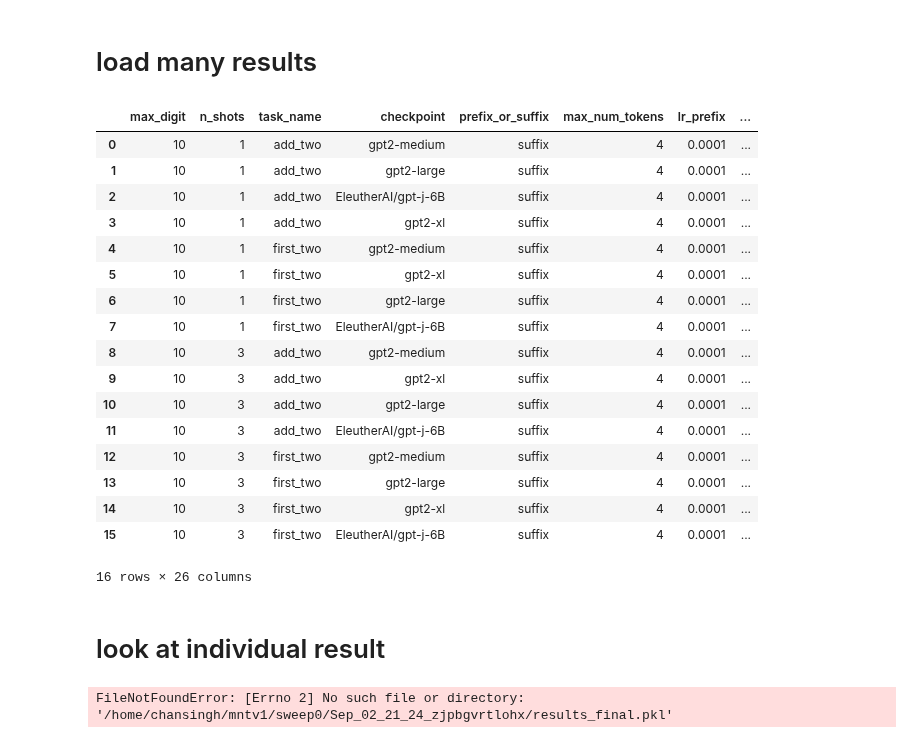
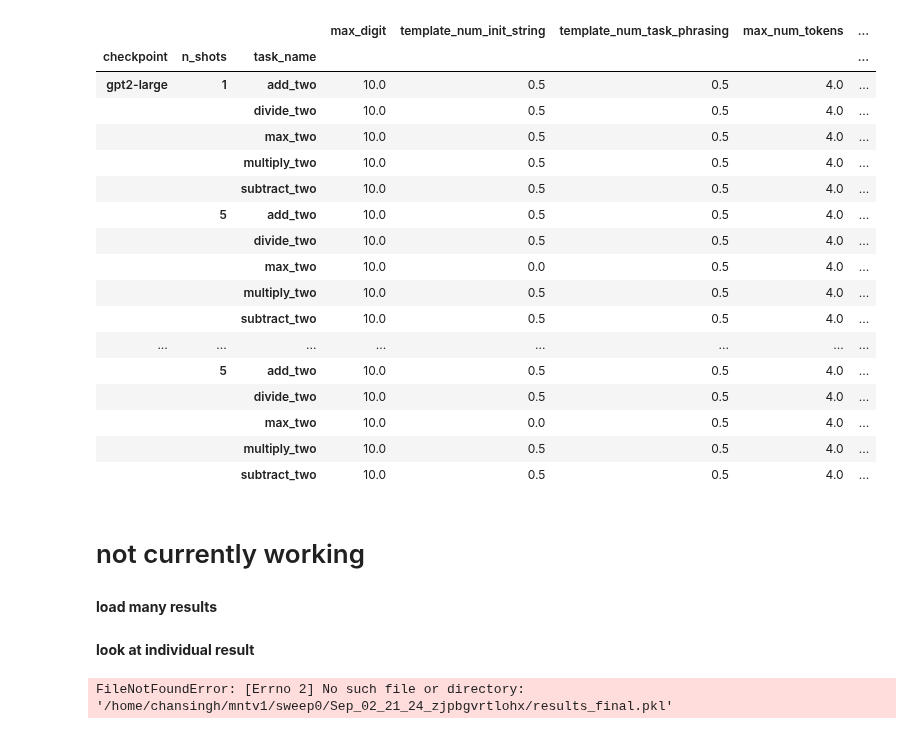
Before and after one commit to csinva/iprompt, a Jupyter notebook: 02_analyze_suffix.ipynb, the cells around one changed output. Saved outputs shown, nothing was run; the diff lists cells and outputs as text; code cells hidden in the pictures.

Commit message:
fix suffix template bug

```diff
--- a/02_analyze_suffix.ipynb
+++ b/02_analyze_suffix.ipynb
@@ -17,0 +21,2 @@ import utils
+# %%
+results_dir = '/home/chansingh/mntv1/single_query'
@@ -17,0 +40,9 @@ import utils
+# %%
+r = pd.read_pickle(os.path.join(results_dir, 'r.pkl'))
+
+# drop some things to make it easier to see
+cols = r.columns
+cols_to_drop = [k for k in cols
+                if k.endswith('prefix') or k.endswith('init')]
+cols_to_drop += ['epoch_save_interval', 'batch_size']
+r = r.drop(columns=cols_to_drop)
@@ -17,0 +51,2 @@ import utils
+# %%
+r['final_answer_found'] = (~r['final_answer_full'].isna()).astype(int)
@@ -18,5 +64,28 @@ import utils
+# %%
+r.groupby(['checkpoint', 'n_shots', 'task_name']).mean().round(2) # mean over templates
+# %% [output]
+|  |  |  | max_digit | template_num_init_string | template_num_task_phrasing | max_num_tokens | ... |
+| checkpoint | n_shots | task_name |  |  |  |  | ... |
+| gpt2-large | 1 | add_two | 10.0 | 0.5 | 0.5 | 4.0 | ... |
+|  |  | divide_two | 10.0 | 0.5 | 0.5 | 4.0 | ... |
+|  |  | max_two | 10.0 | 0.5 | 0.5 | 4.0 | ... |
+|  |  | multiply_two | 10.0 | 0.5 | 0.5 | 4.0 | ... |
+|  |  | subtract_two | 10.0 | 0.5 | 0.5 | 4.0 | ... |
+|  | 5 | add_two | 10.0 | 0.5 | 0.5 | 4.0 | ... |
+|  |  | divide_two | 10.0 | 0.5 | 0.5 | 4.0 | ... |
+|  |  | max_two | 10.0 | 0.0 | 0.5 | 4.0 | ... |
+|  |  | multiply_two | 10.0 | 0.5 | 0.5 | 4.0 | ... |
+|  |  | subtract_two | 10.0 | 0.5 | 0.5 | 4.0 | ... |
+| ... | ... | ... | ... | ... | ... | ... | ... |
+|  | 5 | add_two | 10.0 | 0.5 | 0.5 | 4.0 | ... |
+|  |  | divide_two | 10.0 | 0.5 | 0.5 | 4.0 | ... |
+|  |  | max_two | 10.0 | 0.0 | 0.5 | 4.0 | ... |
+|  |  | multiply_two | 10.0 | 0.5 | 0.5 | 4.0 | ... |
+|  |  | subtract_two | 10.0 | 0.5 | 0.5 | 4.0 | ... |
+# %% [markdown]
+# not currently working
 # %% [markdown]
-# load many results
+**load many results**
 # %%
 results_dir = '/home/chansingh/mntv1/sweep2'
 dir_names = sorted([fname
@@ -26,29 +95,8 @@ dir_names = sorted([fname
 results_list = [pd.Series(pkl.load(open(oj(results_dir, dir_name, 'results_final.pkl'), "rb")))
                 for dir_name in tqdm(dir_names)]
 r = pd.concat(results_list, axis=1).T.infer_objects() #.drop(columns='model')
-# %%
-r
-# %% [output]
-|  | max_digit | n_shots | task_name | checkpoint | prefix_or_suffix | max_num_tokens | lr_prefix | ... |
-| 0 | 10 | 1 | add_two | gpt2-medium | suffix | 4 | 0.0001 | ... |
-| 1 | 10 | 1 | add_two | gpt2-large | suffix | 4 | 0.0001 | ... |
-| 2 | 10 | 1 | add_two | EleutherAI/gpt-j-6B | suffix | 4 | 0.0001 | ... |
-| 3 | 10 | 1 | add_two | gpt2-xl | suffix | 4 | 0.0001 | ... |
-| 4 | 10 | 1 | first_two | gpt2-medium | suffix | 4 | 0.0001 | ... |
-| 5 | 10 | 1 | first_two | gpt2-xl | suffix | 4 | 0.0001 | ... |
-| 6 | 10 | 1 | first_two | gpt2-large | suffix | 4 | 0.0001 | ... |
-| 7 | 10 | 1 | first_two | EleutherAI/gpt-j-6B | suffix | 4 | 0.0001 | ... |
-| 8 | 10 | 3 | add_two | gpt2-medium | suffix | 4 | 0.0001 | ... |
-| 9 | 10 | 3 | add_two | gpt2-xl | suffix | 4 | 0.0001 | ... |
-| 10 | 10 | 3 | add_two | gpt2-large | suffix | 4 | 0.0001 | ... |
-| 11 | 10 | 3 | add_two | EleutherAI/gpt-j-6B | suffix | 4 | 0.0001 | ... |
-| 12 | 10 | 3 | first_two | gpt2-medium | suffix | 4 | 0.0001 | ... |
-| 13 | 10 | 3 | first_two | gpt2-large | suffix | 4 | 0.0001 | ... |
-| 14 | 10 | 3 | first_two | gpt2-xl | suffix | 4 | 0.0001 | ... |
-| 15 | 10 | 3 | first_two | EleutherAI/gpt-j-6B | suffix | 4 | 0.0001 | ... |
-16 rows × 26 columns
 # %% [markdown]
-# look at individual result
+**look at individual result**
 # %%
 results_dir = '/home/chansingh/mntv1/sweep0/Sep_02_21_24_zjpbgvrtlohx'
 r = pkl.load(open(oj(results_dir, 'results_final.pkl'), 'rb'))
```
Also changed, not shown: parts of 4 cells of this notebook, 11 other files.
